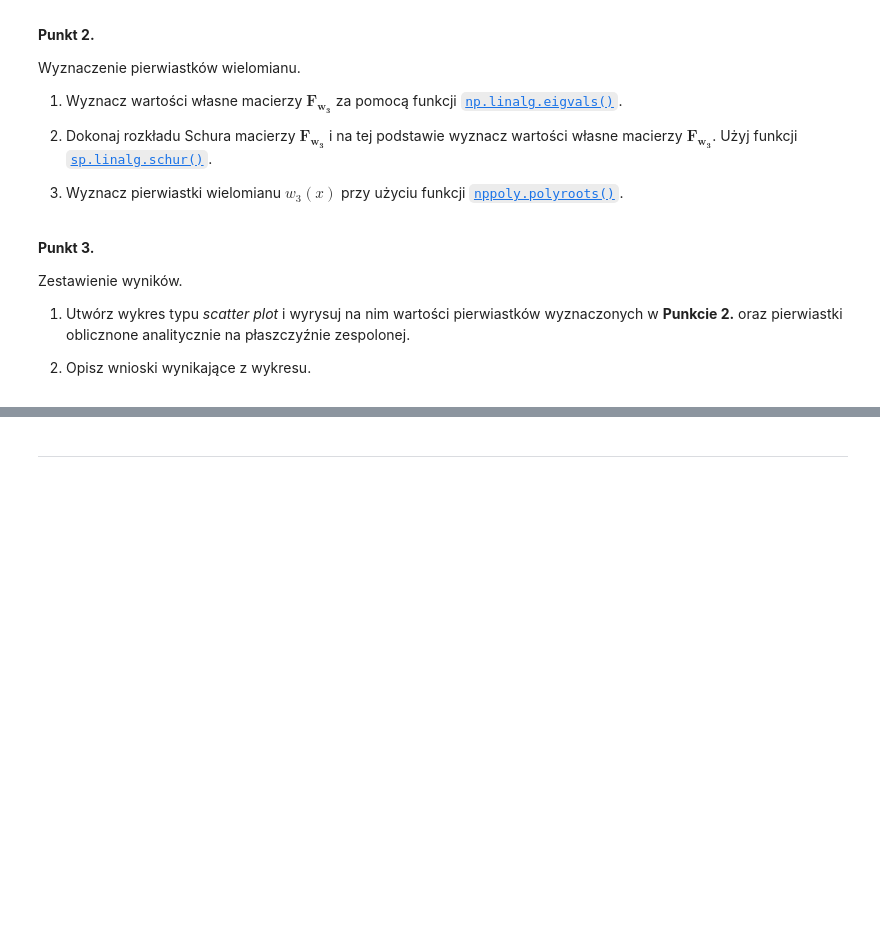
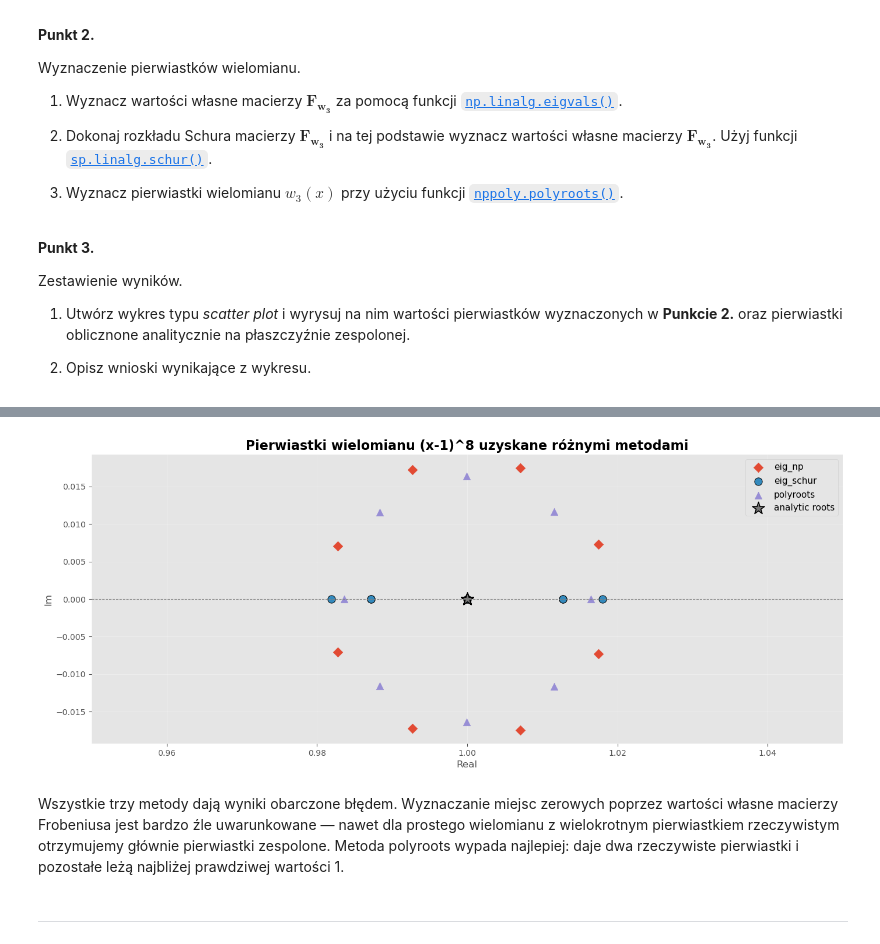
Before and after one commit to MN-KJ-2025/lab-7-pierwiastki-maciejonpg, a Jupyter notebook: sprawozdanie.ipynb, the cells around one changed output, grey strips where cells are left out. Saved outputs shown, nothing was run; the diff lists cells and outputs as text; code cells hidden in the pictures; blank space fills up the shorter version.

```diff
--- a/sprawozdanie.ipynb
+++ b/sprawozdanie.ipynb
@@ -209,0 +206,65 @@ Zestawienie wyników.
+# %%
+# ===== Twoja implementacja tutaj =====
+
+def frob_a(coef: np.ndarray) -> np.ndarray | None:
+    if not isinstance(coef, np.ndarray):
+        return None
+
+    if not coef.ndim == 1:
+        return None
+
+    if len(coef) < 2:
+        return None
+
+    A = np.eye(len(coef)-1, k=1)
+    A[-1, :] = -coef[:-1] / coef[-1]
+    return A
+w3= frob_a(nppoly.polyfromroots([1, 1, 1, 1, 1 ,1 ,1, 1]))
+print(w3)
+eigenval=np.linalg.eigvals(w3)
+print("Pierwiastki wielomianu z macierzy Frobeniusa:")
+print(eigenval)
+
+T, Z = sp.linalg.schur(w3)
+print("Rozkład Schura macierzy Frobeniusa:")
+print(np.diag(T))
+
+roots_poly = nppoly.polyroots(nppoly.polyfromroots([1, 1, 1, 1, 1 ,1 ,1, 1]))
+print("Pierwiastki wielomianu z funkcji numpy:")
+print(roots_poly)
+
+plt.figure(figsize=(14, 8))
+
+
+
+ax = plt.gca()
+for spine in ax.spines.values():
+    spine.set_visible(False)
+
+
+plt.scatter(np.real(eigenval), np.imag(eigenval),
+            marker='D', s=70, label='eig_np')
+plt.scatter(np.real(np.diag(T)), np.imag(np.diag(T)),
+            marker='o', s=90, edgecolor='black', linewidth=0.7, label='eig_schur')
+plt.scatter(np.real(roots_poly), np.imag(roots_poly),
+            marker='^', s=80, label='polyroots')
+plt.scatter(np.real([1]*8), np.imag([1]*8),
+            marker='*', s=250, linewidth=1.2, edgecolor='black', label='analytic roots')
+
+
+plt.axhline(0, color='gray', linewidth=0.8, linestyle='--')
+plt.axvline(0, color='gray', linewidth=0.8, linestyle='--')
+
+plt.xlabel("Real", fontsize=12)
+plt.ylabel("Im", fontsize=12)
+plt.title("Pierwiastki wielomianu (x-1)^8 uzyskane różnymi metodami",
+          fontsize=16, fontweight='bold')
+
+plt.grid(True, alpha=0.3)
+plt.legend(frameon=True, fontsize=11)
+plt.gca().set_aspect('equal', 'box')
+plt.xlim([0.95, 1.05])
+
+plt.tight_layout()
+plt.show()
+# %% [output]
@@ -210,3 +290,8 @@ Zestawienie wyników.
+[figure, added]
+# %% [markdown]
+Wszystkie trzy metody dają wyniki obarczone błędem.
+Wyznaczanie miejsc zerowych poprzez wartości własne macierzy Frobeniusa jest bardzo źle uwarunkowane — nawet dla prostego wielomianu z wielokrotnym pierwiastkiem rzeczywistym otrzymujemy głównie pierwiastki zespolone.
+Metoda polyroots wypada najlepiej: daje dwa rzeczywiste pierwiastki i pozostałe leżą najbliżej prawdziwej wartości 1.
 # %% [markdown]
 ---
 # %% [markdown]
```
Also changed, not shown: parts of 9 cells of this notebook, 1 other file.
